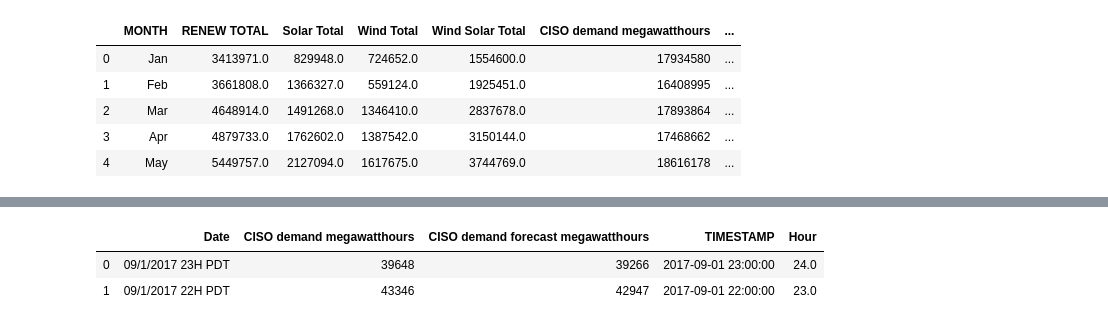
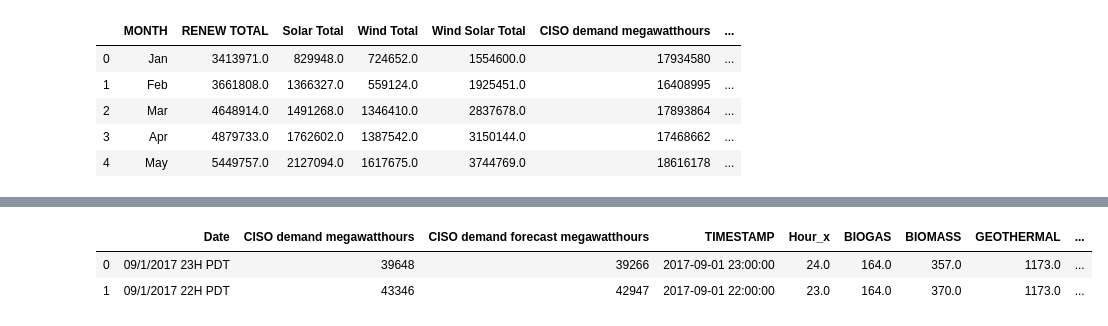
Before and after one commit to scottinsactown/California-Renewable-Energy--data-analysis, a Jupyter notebook: project_start_scott.ipynb, the cells around one changed output, grey strips where cells are left out. Saved outputs shown, nothing was run; the diff lists cells and outputs as text; code cells hidden in the pictures.

```diff
--- a/project_start_scott.ipynb
+++ b/project_start_scott.ipynb
@@ -242,24 +220,19 @@ plt.show()
 # %%
-# Peak load example
-#pick a peak day
-#pull federal data for that day on demand - need hour
-#plot wind/solar sum for that day - see Graham's chart for
-# 2017 50,116 September 1 15:58
-
-# Peak load data source: http://www.caiso.com/Documents/CaliforniaISOPeakLoadHistory.pdf
+# Pull 2017 peak load data - source: http://www.caiso.com/Documents/CaliforniaISOPeakLoadHistory.pdf
 peak_data = pd.read_csv('CISO demand data 9.1.17 peak load.csv')
 
+# Prepare data for merge
 peak_data=peak_data.rename(columns={'Category':'Date'})
-
-import datetime
 pd.plotting.register_matplotlib_converters()
 peak_data['TIMESTAMP'] = pd.to_datetime(peak_data['Date'])
 peak_data.sort_values(by=['TIMESTAMP']).head()
 peak_data['Hour'] = peak_data['TIMESTAMP'].dt.hour+1
 peak_data = peak_data.astype({"Hour": float})
-display(peak_data.head(2))
-display(full_data.head(2))
+
+# Merge data
+merged_peak = pd.merge(peak_data, full_data, on="TIMESTAMP")
+merged_peak.head(2)
 # %% [output]
-|  | Date | CISO demand megawatthours | CISO demand forecast megawatthours | TIMESTAMP | Hour |
-| 0 | 09/1/2017 23H PDT | 39648 | 39266 | 2017-09-01 23:00:00 | 24.0 |
-| 1 | 09/1/2017 22H PDT | 43346 | 42947 | 2017-09-01 22:00:00 | 23.0 |
+|  | Date | CISO demand megawatthours | CISO demand forecast megawatthours | TIMESTAMP | Hour_x | BIOGAS | BIOMASS | GEOTHERMAL | ... |
+| 0 | 09/1/2017 23H PDT | 39648 | 39266 | 2017-09-01 23:00:00 | 24.0 | 164.0 | 357.0 | 1173.0 | ... |
+| 1 | 09/1/2017 22H PDT | 43346 | 42947 | 2017-09-01 22:00:00 | 23.0 | 164.0 | 370.0 | 1173.0 | ... |
```
Also changed, not shown: parts of 14 cells of this notebook, 3 other files.
